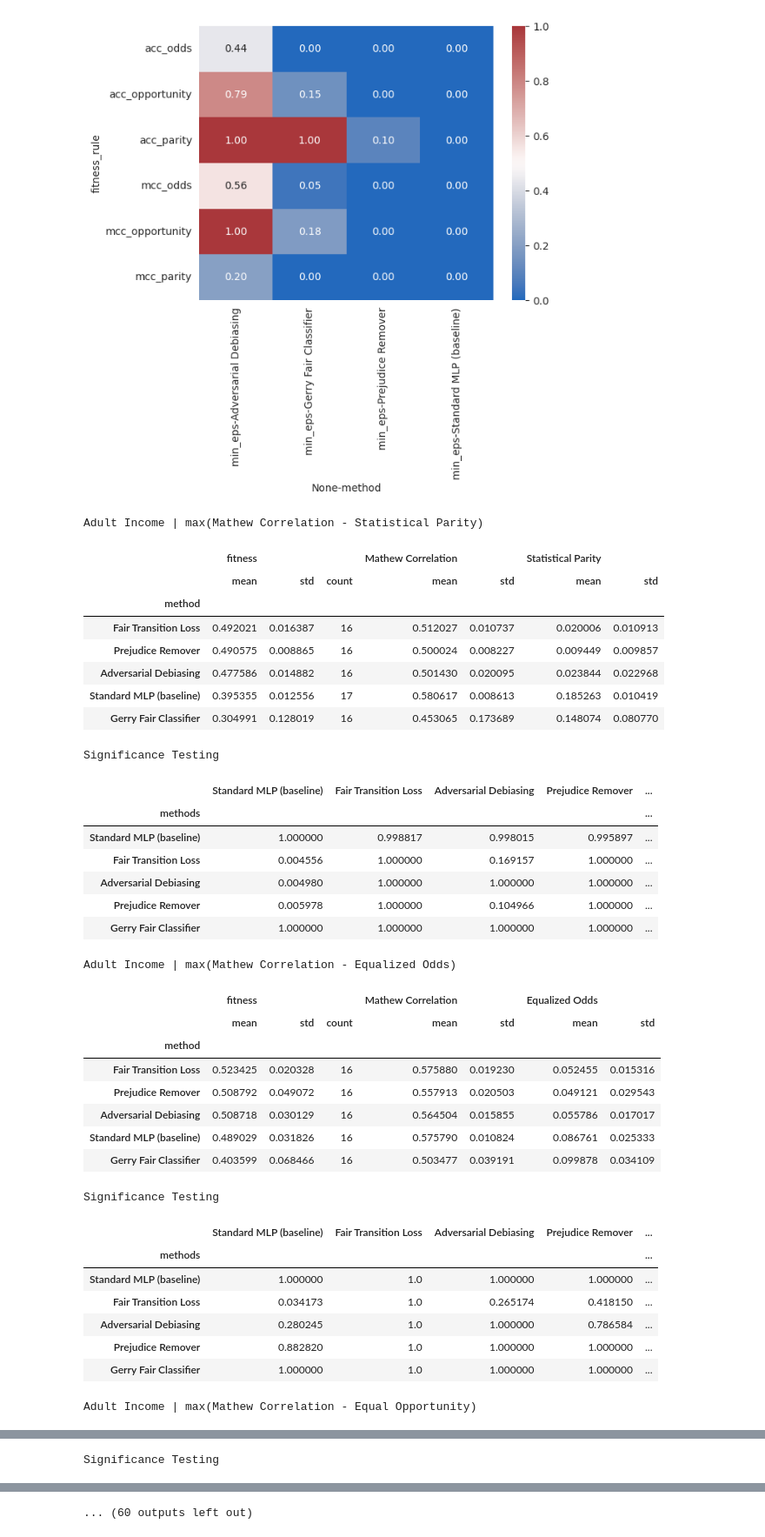
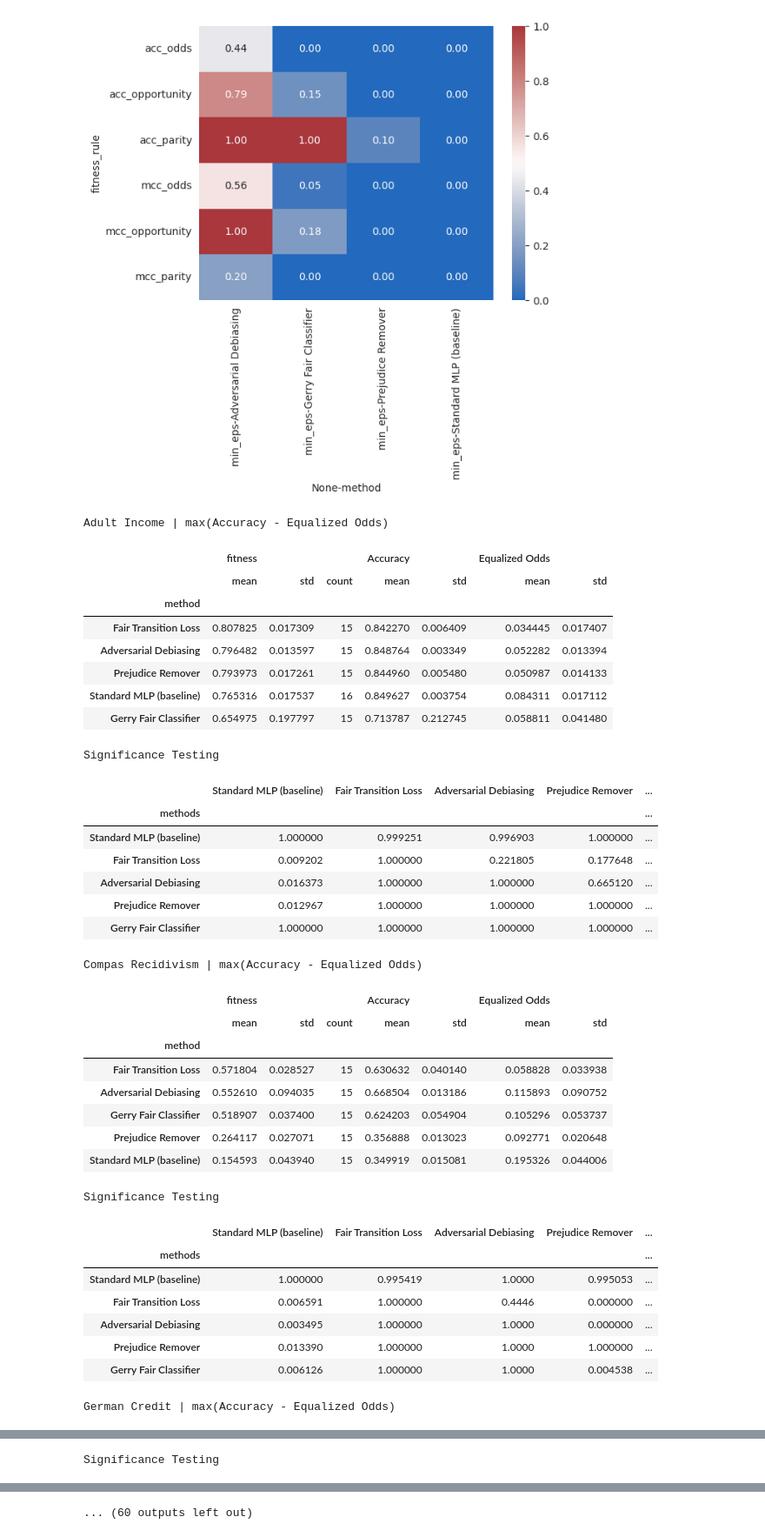
Before and after one commit to ygorcanalli/FairTransitionLoss, a Jupyter notebook: notebooks/2023-07-26/plot.ipynb, the cells around one changed output, grey strips where cells are left out. Shown at 87% size. Drawn from its saved outputs; the diff is of its cells as text; code cells hidden in the pictures.

Commit message:
sort results by fitness_rule

```diff
--- a/notebooks/2023-07-26/plot.ipynb
+++ b/notebooks/2023-07-26/plot.ipynb
@@ -229,59 +229,59 @@ for d in datasets:
         min_eps = deepsig.multi_aso(methods_results, confidence_level=0.95)
         multi_aso_data_list.append({'fitness_rule': f, 'dataset': d, 'min_eps': min_eps})
 # %%
-for aso_result in multi_aso_data_list:
+for aso_result in sorted(multi_aso_data_list, key=lambda x: x['fitness_rule']):
     fitness_rule = aso_result['fitness_rule']
     dataset = aso_result['dataset']
     metrics = fitness_rules_target_metrics[fitness_rule]
     subset_results = results.loc[ (results.fitness_rule == fitness_rule) \
                                       & (results.dataset == dataset) ]
 
     grouped_results = subset_results\
         .groupby(['method'])\
         .agg({'fitness': ['mean', 'std','count'], metrics['performance']: ['mean', 'std'], metrics['fairness']: ['mean', 'std']})\
         .sort_values(by=('fitness','mean'), ascending=False)
 
     aso_df = pd.DataFrame(aso_result['min_eps'], columns=methods)
     aso_df['methods'] = methods
     aso_df = aso_df.set_index('methods')
 
     print('%s | max(%s - %s)' % (dataset, metrics['performance'], metrics['fairness']))
     display(grouped_results)
     print('Significance Testing')
     display(aso_df)
 # %% [output]
-Adult Income | max(Mathew Correlation - Statistical Parity)
+Adult Income | max(Accuracy - Equalized Odds)
-|  | fitness |  |  | Mathew Correlation |  | Statistical Parity |  |
+|  | fitness |  |  | Accuracy |  | Equalized Odds |  |
 |  | mean | std | count | mean | std | mean | std |
 | method |  |  |  |  |  |  |  |
-| Fair Transition Loss | 0.492021 | 0.016387 | 16 | 0.512027 | 0.010737 | 0.020006 | 0.010913 |
-| Prejudice Remover | 0.490575 | 0.008865 | 16 | 0.500024 | 0.008227 | 0.009449 | 0.009857 |
-| Adversarial Debiasing | 0.477586 | 0.014882 | 16 | 0.501430 | 0.020095 | 0.023844 | 0.022968 |
-| Standard MLP (baseline) | 0.395355 | 0.012556 | 17 | 0.580617 | 0.008613 | 0.185263 | 0.010419 |
-| Gerry Fair Classifier | 0.304991 | 0.128019 | 16 | 0.453065 | 0.173689 | 0.148074 | 0.080770 |
+| Fair Transition Loss | 0.807825 | 0.017309 | 15 | 0.842270 | 0.006409 | 0.034445 | 0.017407 |
+| Adversarial Debiasing | 0.796482 | 0.013597 | 15 | 0.848764 | 0.003349 | 0.052282 | 0.013394 |
+| Prejudice Remover | 0.793973 | 0.017261 | 15 | 0.844960 | 0.005480 | 0.050987 | 0.014133 |
+| Standard MLP (baseline) | 0.765316 | 0.017537 | 16 | 0.849627 | 0.003754 | 0.084311 | 0.017112 |
+| Gerry Fair Classifier | 0.654975 | 0.197797 | 15 | 0.713787 | 0.212745 | 0.058811 | 0.041480 |
 Significance Testing
 |  | Standard MLP (baseline) | Fair Transition Loss | Adversarial Debiasing | Prejudice Remover | ... |
 | methods |  |  |  |  | ... |
-| Standard MLP (baseline) | 1.000000 | 0.998817 | 0.998015 | 0.995897 | ... |
-| Fair Transition Loss | 0.004556 | 1.000000 | 0.169157 | 1.000000 | ... |
-| Adversarial Debiasing | 0.004980 | 1.000000 | 1.000000 | 1.000000 | ... |
-| Prejudice Remover | 0.005978 | 1.000000 | 0.104966 | 1.000000 | ... |
+| Standard MLP (baseline) | 1.000000 | 0.999251 | 0.996903 | 1.000000 | ... |
+| Fair Transition Loss | 0.009202 | 1.000000 | 0.221805 | 0.177648 | ... |
+| Adversarial Debiasing | 0.016373 | 1.000000 | 1.000000 | 0.665120 | ... |
+| Prejudice Remover | 0.012967 | 1.000000 | 1.000000 | 1.000000 | ... |
 | Gerry Fair Classifier | 1.000000 | 1.000000 | 1.000000 | 1.000000 | ... |
-Adult Income | max(Mathew Correlation - Equalized Odds)
+Compas Recidivism | max(Accuracy - Equalized Odds)
-|  | fitness |  |  | Mathew Correlation |  | Equalized Odds |  |
+|  | fitness |  |  | Accuracy |  | Equalized Odds |  |
 |  | mean | std | count | mean | std | mean | std |
 | method |  |  |  |  |  |  |  |
-| Fair Transition Loss | 0.523425 | 0.020328 | 16 | 0.575880 | 0.019230 | 0.052455 | 0.015316 |
-| Prejudice Remover | 0.508792 | 0.049072 | 16 | 0.557913 | 0.020503 | 0.049121 | 0.029543 |
-| Adversarial Debiasing | 0.508718 | 0.030129 | 16 | 0.564504 | 0.015855 | 0.055786 | 0.017017 |
-| Standard MLP (baseline) | 0.489029 | 0.031826 | 16 | 0.575790 | 0.010824 | 0.086761 | 0.025333 |
-| Gerry Fair Classifier | 0.403599 | 0.068466 | 16 | 0.503477 | 0.039191 | 0.099878 | 0.034109 |
+| Fair Transition Loss | 0.571804 | 0.028527 | 15 | 0.630632 | 0.040140 | 0.058828 | 0.033938 |
+| Adversarial Debiasing | 0.552610 | 0.094035 | 15 | 0.668504 | 0.013186 | 0.115893 | 0.090752 |
+| Gerry Fair Classifier | 0.518907 | 0.037400 | 15 | 0.624203 | 0.054904 | 0.105296 | 0.053737 |
+| Prejudice Remover | 0.264117 | 0.027071 | 15 | 0.356888 | 0.013023 | 0.092771 | 0.020648 |
+| Standard MLP (baseline) | 0.154593 | 0.043940 | 15 | 0.349919 | 0.015081 | 0.195326 | 0.044006 |
 Significance Testing
 |  | Standard MLP (baseline) | Fair Transition Loss | Adversarial Debiasing | Prejudice Remover | ... |
 | methods |  |  |  |  | ... |
-| Standard MLP (baseline) | 1.000000 | 1.0 | 1.000000 | 1.000000 | ... |
-| Fair Transition Loss | 0.034173 | 1.0 | 0.265174 | 0.418150 | ... |
-| Adversarial Debiasing | 0.280245 | 1.0 | 1.000000 | 0.786584 | ... |
-| Prejudice Remover | 0.882820 | 1.0 | 1.000000 | 1.000000 | ... |
-| Gerry Fair Classifier | 1.000000 | 1.0 | 1.000000 | 1.000000 | ... |
+| Standard MLP (baseline) | 1.000000 | 0.995419 | 1.0000 | 0.995053 | ... |
+| Fair Transition Loss | 0.006591 | 1.000000 | 0.4446 | 0.000000 | ... |
+| Adversarial Debiasing | 0.003495 | 1.000000 | 1.0000 | 0.000000 | ... |
+| Prejudice Remover | 0.013390 | 1.000000 | 1.0000 | 1.000000 | ... |
+| Gerry Fair Classifier | 0.006126 | 1.000000 | 1.0000 | 0.004538 | ... |
-Adult Income | max(Mathew Correlation - Equal Opportunity)
+German Credit | max(Accuracy - Equalized Odds)
```
Also changed, not shown: parts of 3 cells of this notebook.
